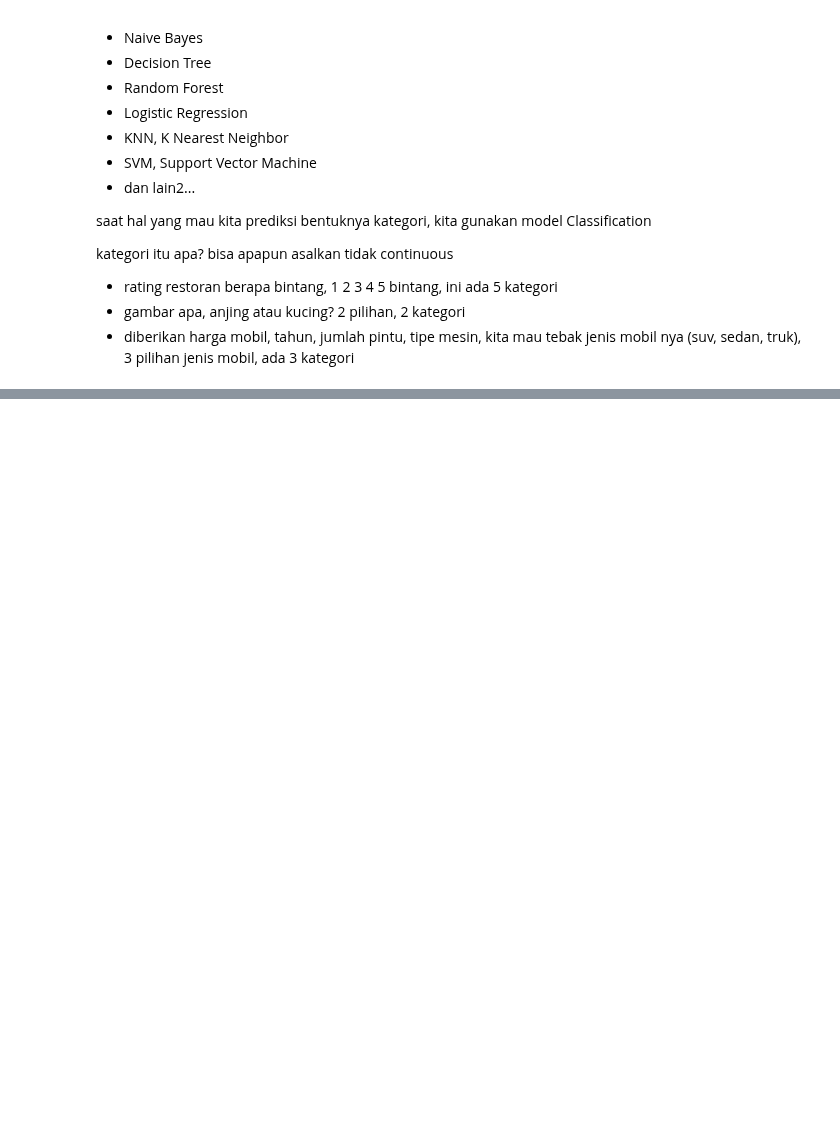
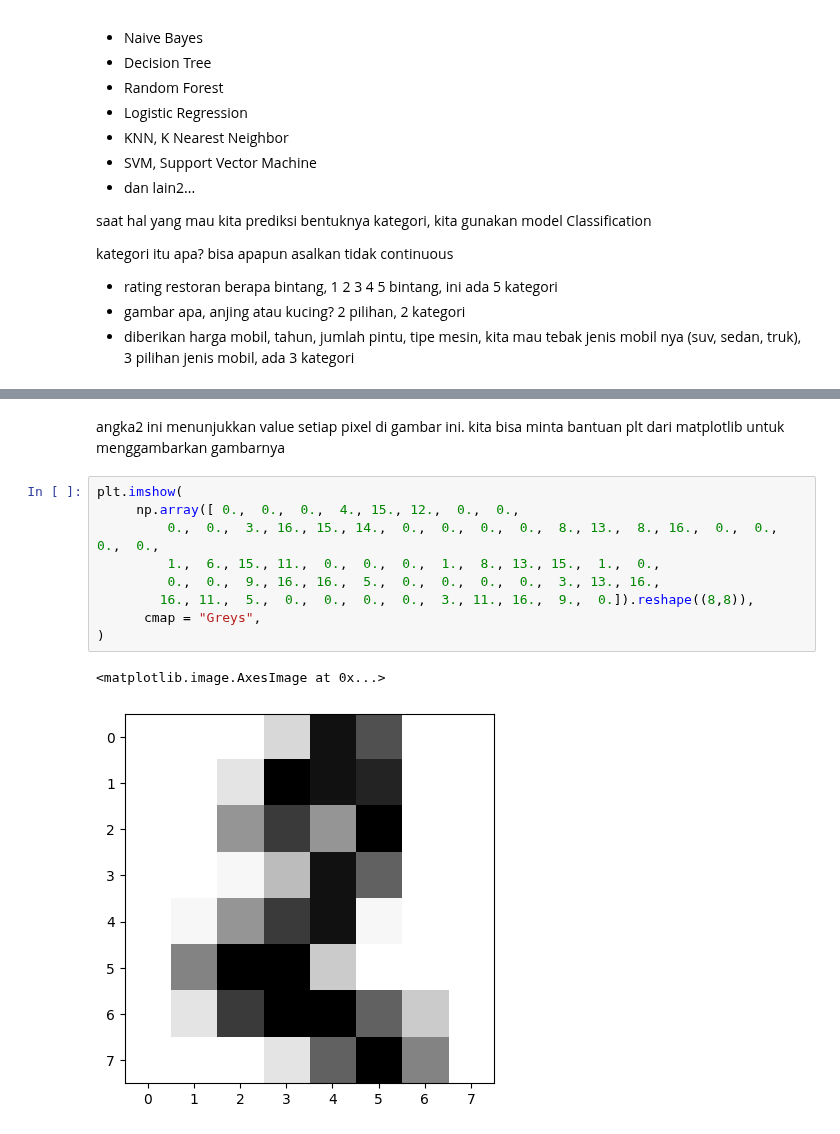
Before and after one commit to Ajhie1987/Python_Train, a Jupyter notebook: PYTN097_Sesi_12.ipynb, the cells around one changed output, grey strips where cells are left out. Saved outputs shown, nothing was run; the diff lists cells and outputs as text; blank space fills up the shorter version.

```diff
--- a/PYTN097_Sesi_12.ipynb
+++ b/PYTN097_Sesi_12.ipynb
@@ -171,0 +326,14 @@ kategori itu apa? bisa apapun asalkan tidak continuous
+# %% [markdown]
+angka2 ini menunjukkan value setiap pixel di gambar ini. kita bisa minta bantuan plt dari matplotlib untuk menggambarkan gambarnya
+# %%
+plt.imshow(
+     np.array([ 0.,  0.,  0.,  4., 15., 12.,  0.,  0.,
+         0.,  0.,  3., 16., 15., 14.,  0.,  0.,  0.,  0.,  8., 13.,  8., 16.,  0.,  0.,  0.,  0.,
+         1.,  6., 15., 11.,  0.,  0.,  0.,  1.,  8., 13., 15.,  1.,  0.,
+         0.,  0.,  9., 16., 16.,  5.,  0.,  0.,  0.,  0.,  3., 13., 16.,
+        16., 11.,  5.,  0.,  0.,  0.,  0.,  3., 11., 16.,  9.,  0.]).reshape((8,8)),
+      cmap = "Greys",
+)
+# %% [output]
+<matplotlib.image.AxesImage at 0x...>
+[figure, added]
```
Also changed, not shown: parts of 44 cells of this notebook.
